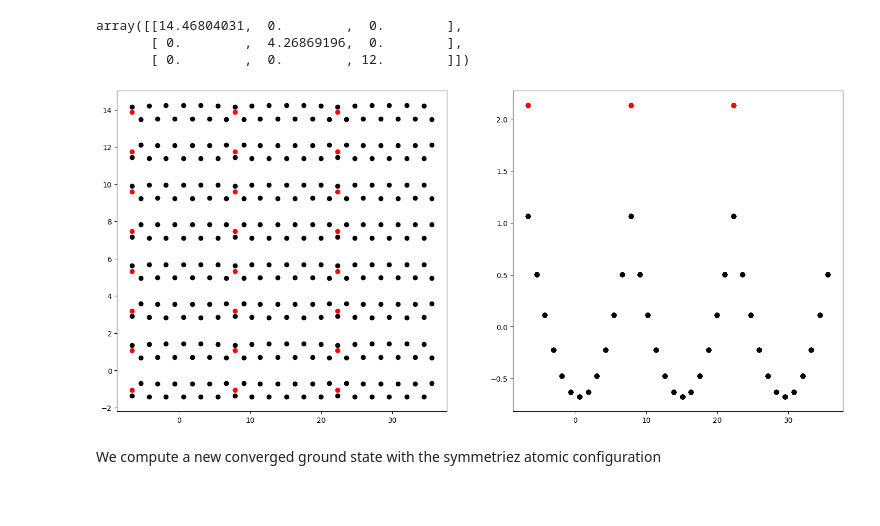
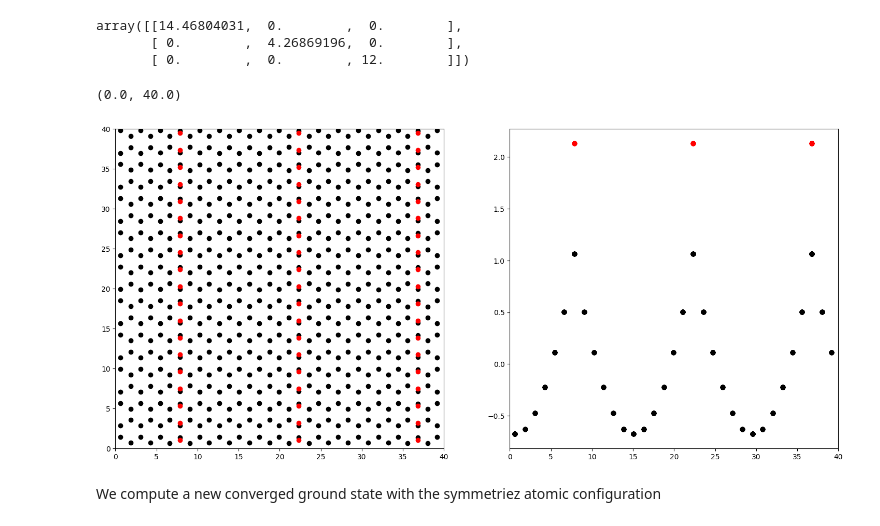
Before and after one commit to marcodalessandro76/AGSL5, a Jupyter notebook: n_6/DFT_Analysis.ipynb, the cells around one changed output. Cells and saved outputs as stored; diff of their text form; code cells hidden in the pictures; blank space fills up the shorter version.

```diff
--- a/n_6/DFT_Analysis.ipynb
+++ b/n_6/DFT_Analysis.ipynb
@@ -491,19 +471,23 @@ array([[14.46804031,  0.        ,  0.        ],
        [ 0.        ,  0.        , 12.        ]])
 # %%
 lattice = np.array(cell_parameters_sym)
-positions = LL.build_lattice(lattice,atoms_sym,3,4,1) #3,4
+positions = LL.build_lattice(lattice,atoms_sym,5,10,1) #3,4
 # %%
 fig, ax = plt.subplots(nrows=1,ncols=2,figsize=(18,8))
 for at in positions:
     if at[0] == 'C': color = 'black'
     if at[0] == 'H': color = 'red'
     ax[0].scatter(at[1],at[2],color=color)
 for at in positions:
     if at[0] == 'C': color = 'black'
     if at[0] == 'H': color = 'red'
     ax[1].scatter(at[1],at[3],color=color)
+ax[0].set_xlim(0,40)
+ax[0].set_ylim(0,40)
+ax[1].set_xlim(0,40)
 # %% [output]
+(0.0, 40.0)
-[figure, old version]
+[figure, new version]
 # %% [markdown]
 We compute a new converged ground state with the symmetriez atomic configuration
 # %%
```
Also changed, not shown: parts of 1 cell of this notebook, 21 other files.
